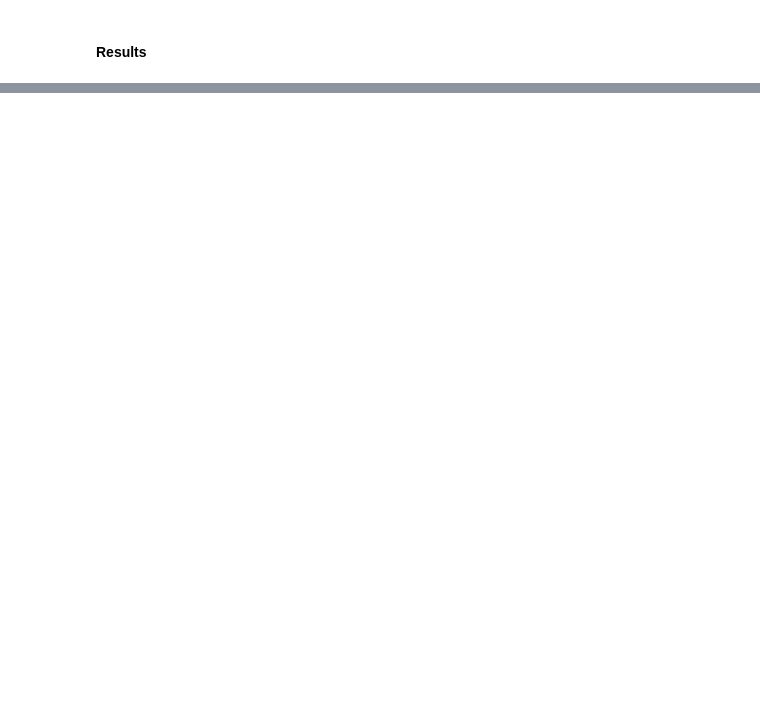
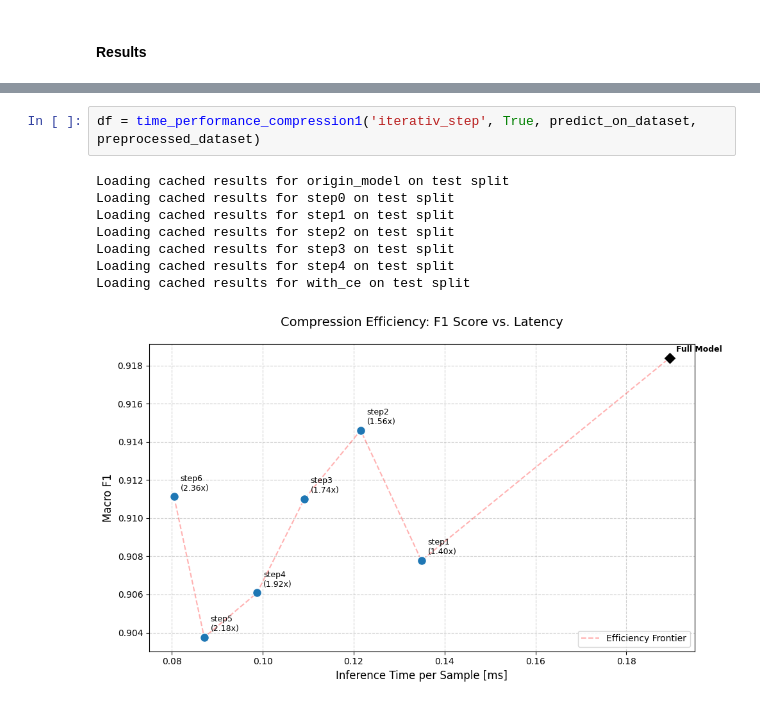
Before and after one commit to Nisimachluf/NLP-using-DL-Transformers, a Jupyter notebook: file.ipynb, the cells around one changed output, grey strips where cells are left out. Cells and saved outputs as stored; diff of their text form; blank space fills up the shorter version.

```diff
--- a/file.ipynb
+++ b/file.ipynb
@@ -279,0 +327,11 @@ Loading cached results for . on test split
+# %%
+df = time_performance_compression1('iterativ_step', True, predict_on_dataset, preprocessed_dataset)
+# %% [output]
+Loading cached results for origin_model on test split
+Loading cached results for step0 on test split
+Loading cached results for step1 on test split
+Loading cached results for step2 on test split
+Loading cached results for step3 on test split
+Loading cached results for step4 on test split
+Loading cached results for with_ce on test split
+[figure, added]
```
Also changed, not shown: parts of 13 cells of this notebook, 2 other files.
